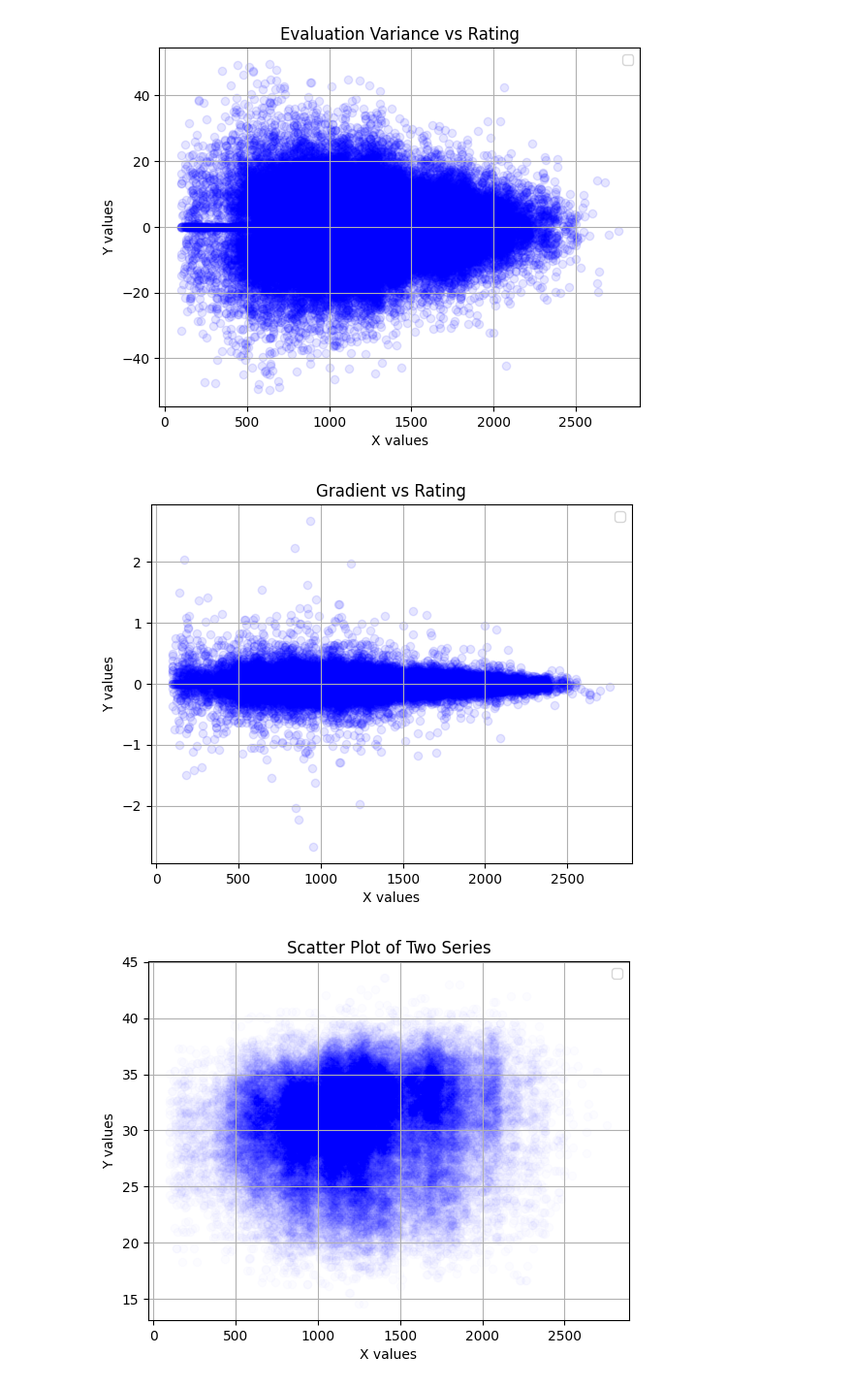
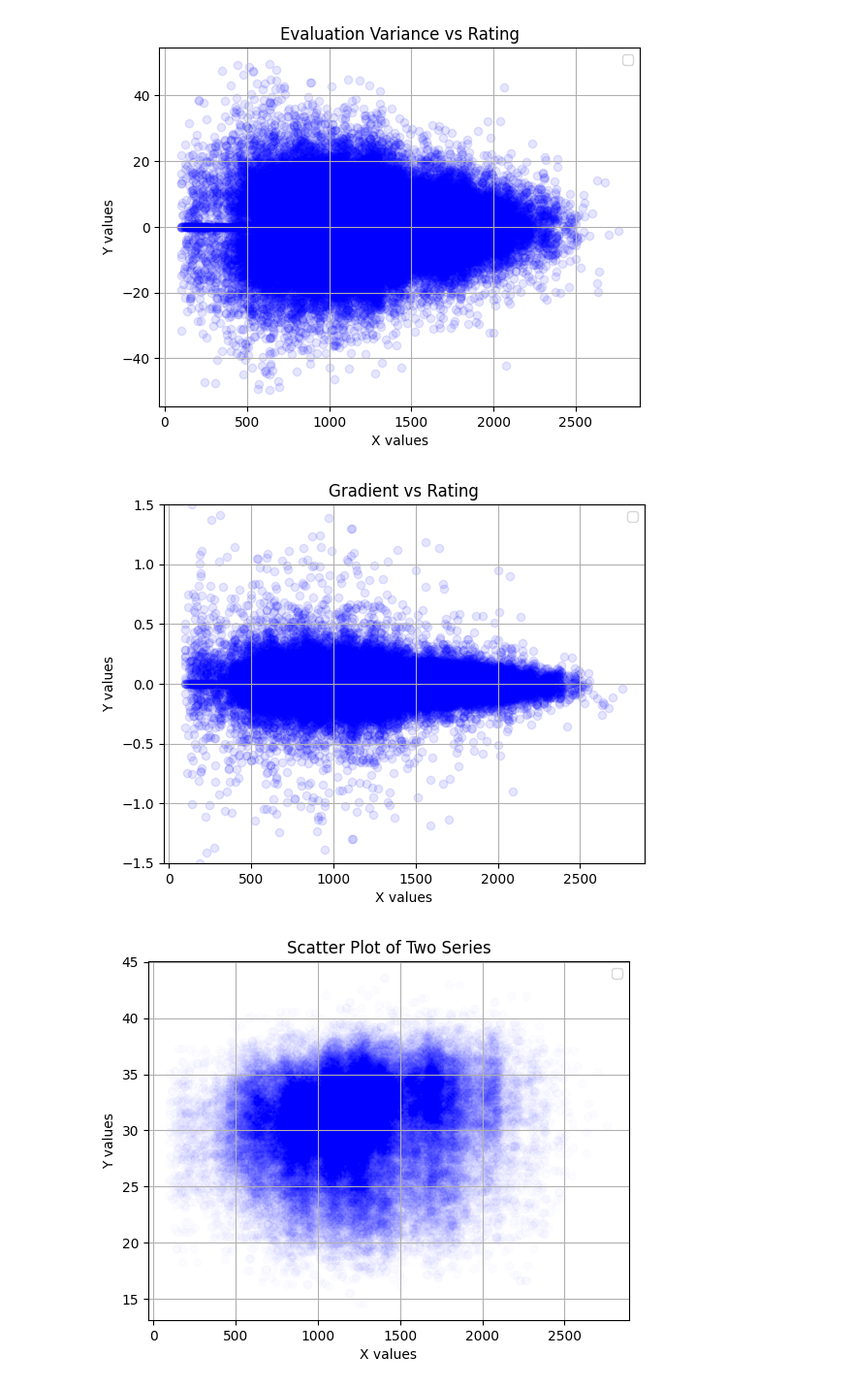
Before and after one commit to Yash-Kosgallana/Chess-Elo-Guesser, a Jupyter notebook: Data_analysis and transformation 3.ipynb, the cells around one changed output. Shown at 97% size. Saved outputs shown, nothing was run; the diff lists cells and outputs as text; code cells hidden in the pictures.

```diff
--- a/Data_analysis and transformation 3.ipynb
+++ b/Data_analysis and transformation 3.ipynb
@@ -243,15 +243,16 @@ plt.show()
 # %%
 plt.scatter(data['black_rating'], data['gradient'], color='blue', alpha=0.1)
 plt.scatter(data['white_rating'], -1*data['gradient'], color='blue', alpha=0.1)
 
 plt.xlabel('X values')
 plt.ylabel('Y values')
 plt.title('Gradient vs Rating')
 plt.legend()
+plt.ylim(-1.5, 1.5)
 plt.grid(True)
 plt.show()
 # %% [output]
-[figure, old version]
+[figure, new version]
 # %%
 plt.scatter(data['black_rating'], data['num_legal_average'], color='blue', alpha=0.01)
 plt.scatter(data['white_rating'], 1*data['num_legal_average'], color='blue', alpha=0.01)
```
Also changed, not shown: parts of 2 cells of this notebook.
